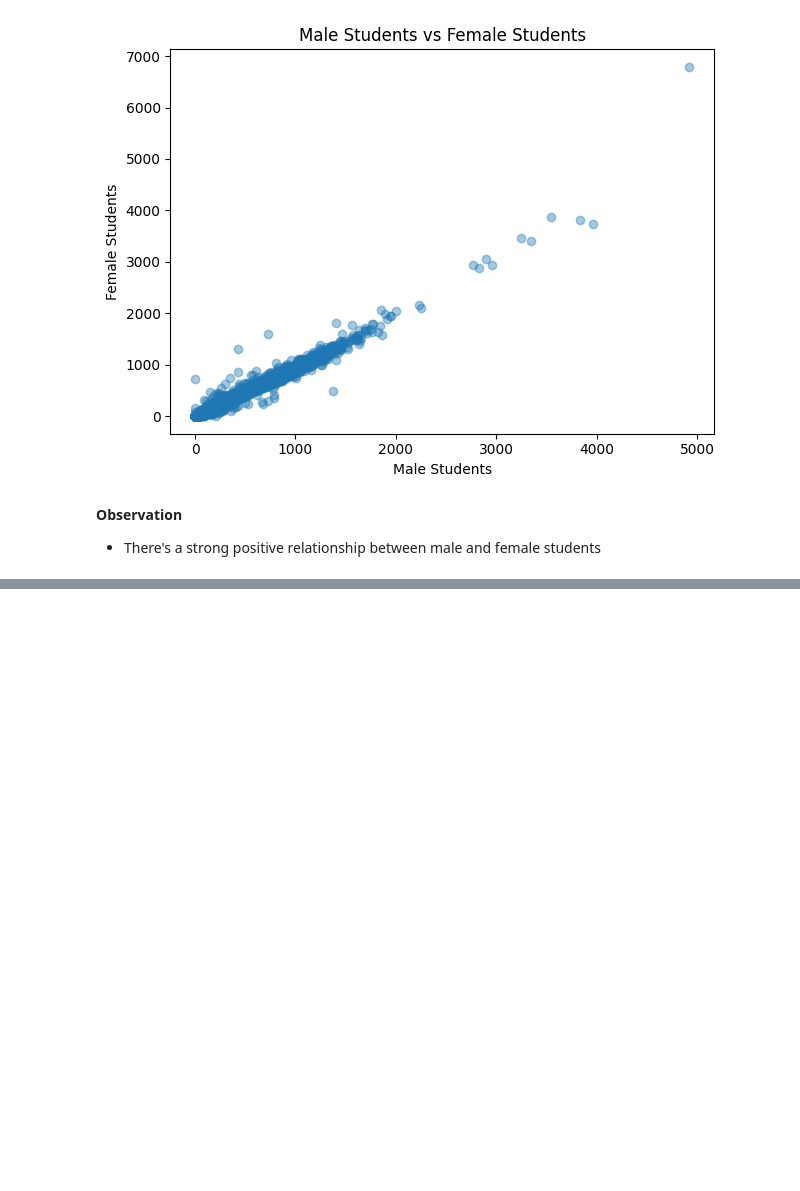
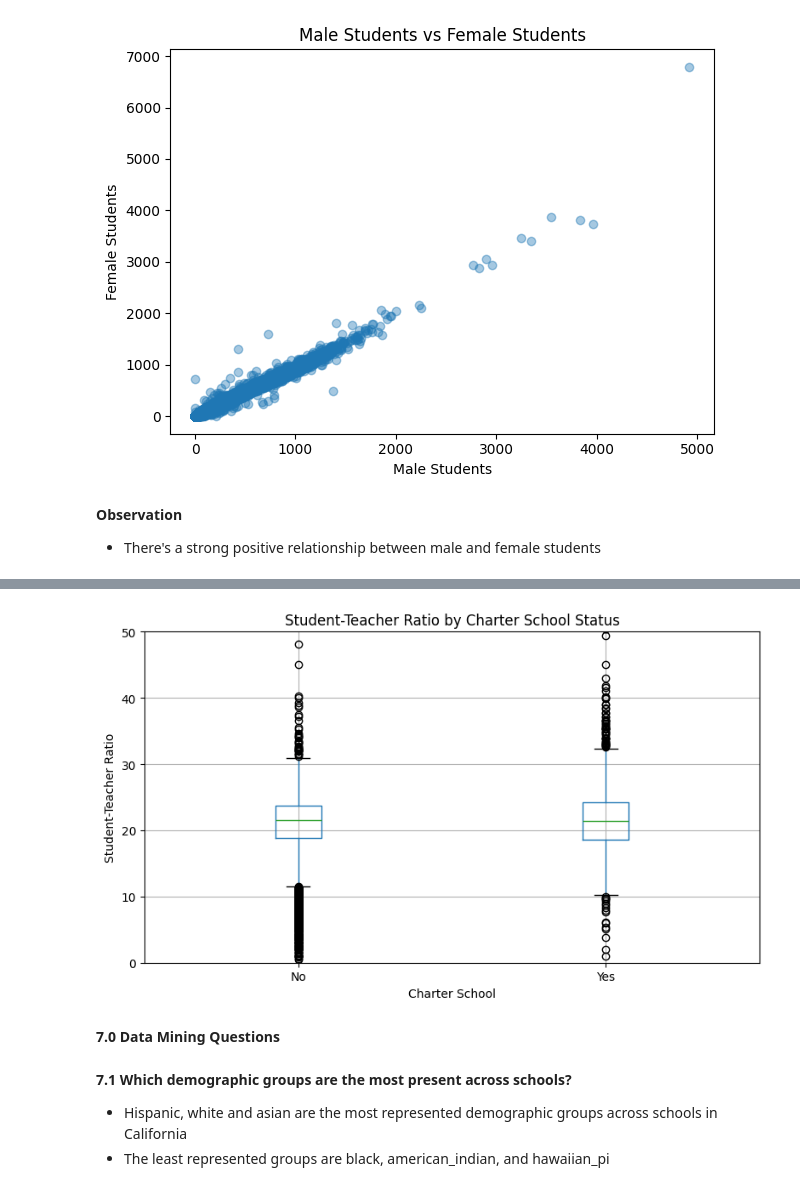
Before and after one commit to rodney-hong/eds-6340-project, a Jupyter notebook: Team 4_Midterm Project.ipynb, the cells around one changed output, grey strips where cells are left out. Cells and saved outputs as stored; diff of their text form; code cells hidden in the pictures; blank space fills up the shorter version.

```diff
--- a/Team 4_Midterm Project.ipynb
+++ b/Team 4_Midterm Project.ipynb
@@ -1280,0 +1308,17 @@ plt.show()
+# %%
+df.boxplot(column='student_teacher_ratio', by='charter_school', figsize=(8,5))
+plt.title('Student-Teacher Ratio by Charter School Status')
+plt.suptitle('')
+plt.xlabel('Charter School')
+plt.ylabel('Student-Teacher Ratio')
+plt.ylim(0, 50)
+plt.tight_layout()
+plt.show()
+# %% [output]
+[figure, added]
+# %% [markdown]
+**7.0 Data Mining Questions**
+# %% [markdown]
+**7.1 Which demographic groups are the most present across schools?**
+- Hispanic, white and asian are the most represented demographic groups across schools in California
+- The least represented groups are black, american_indian, and hawaiian_pi
```
Also changed, not shown: parts of 8 cells of this notebook.
